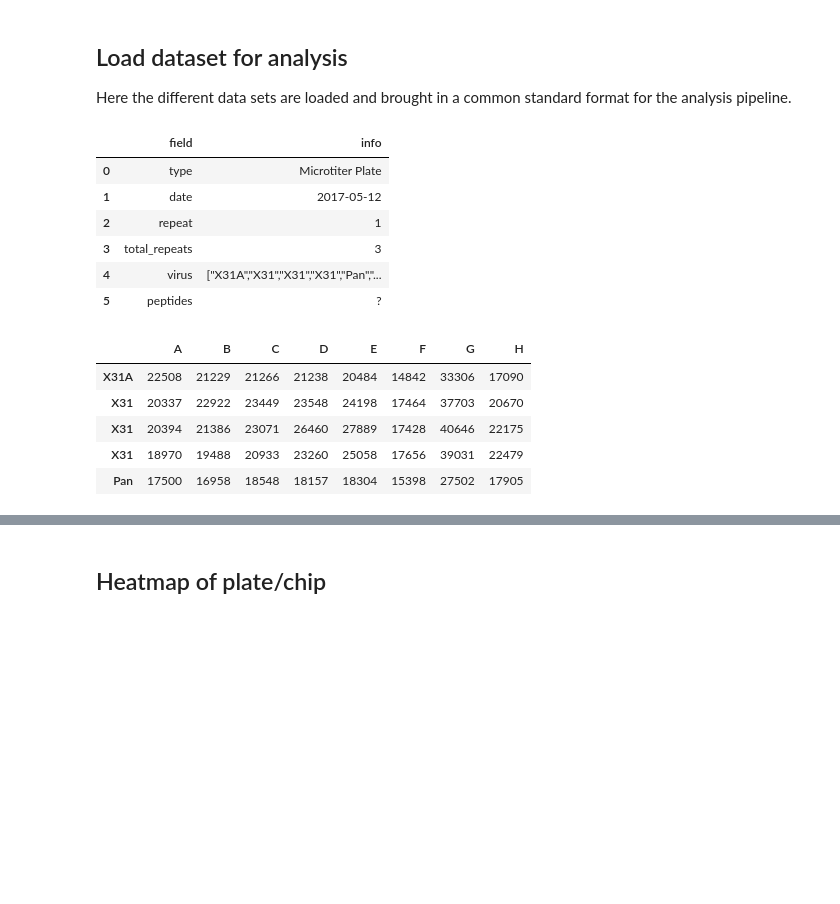
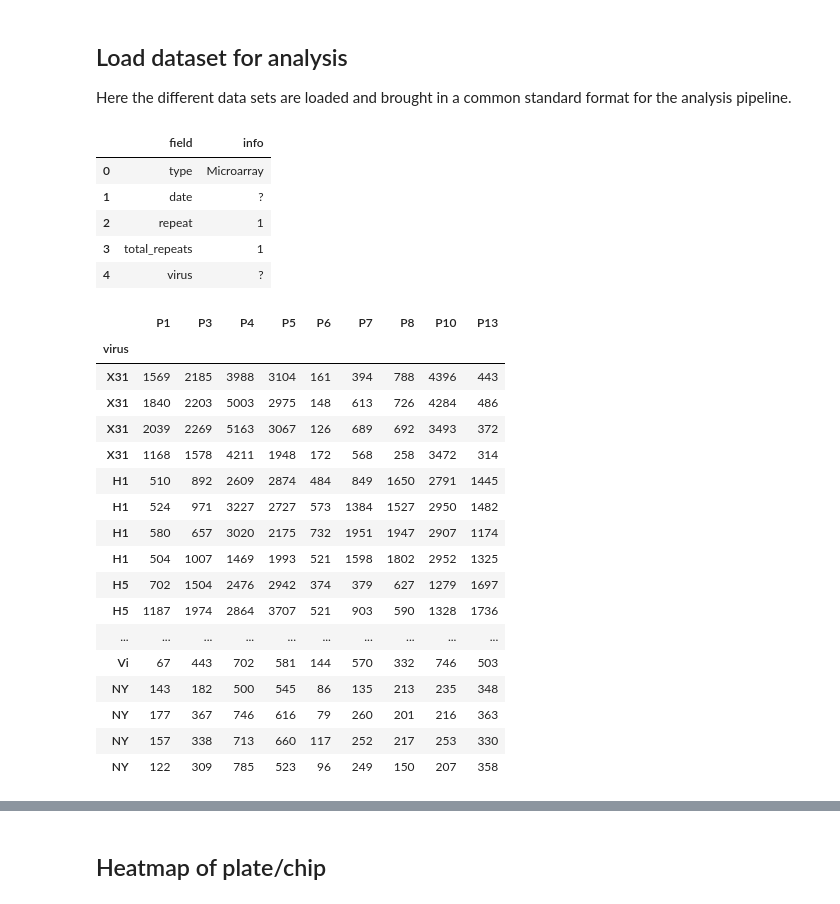
Before and after one commit to matthiaskoenig/flutype_analysis, a Jupyter notebook: analysis.ipynb, the cells around one changed output, grey strips where cells are left out. Drawn from its saved outputs; the diff is of its cells as text; code cells hidden in the pictures; blank space fills up the shorter version.

```diff
--- a/analysis.ipynb
+++ b/analysis.ipynb
@@ -25,43 +17,67 @@ import matplotlib.colors as colors
 ## Load dataset for analysis
 Here the different data sets are loaded and brought in a common standard format for the analysis pipeline.
 # %%
-from IPython.display import display, HTML
 data_ids = {'2017-05-12_MTP_R1', 'flutype_test' }
 
 #--------------------------
-data_id = '2017-05-12_MTP_R1'
-#data_id = 'flutype_test'
+#data_id = '2017-05-12_MTP_R1'
+data_id = 'flutype_test'
 #--------------------------
 if data_id == '2017-05-12_MTP_R1':
     # Microtiter Plate (2017-05-12, 1 plate, 1/3 repeats)
     meta = pd.read_csv("data/{}.meta".format(data_id), sep='\t')
     output = pd.read_csv("data/{}.csv".format(data_id), sep=',', index_col=0)
     output = output.T
+
+
+    # load peptide and virus coordinates
+    gal_pep = pd.read_csv("data/{}_pep.gal".format(data_id), sep='\t', index_col="ID")
+    gal_vir = pd.read_csv("data/{}_vir.gal".format(data_id), sep='\t', index_col="ID")
+    vir_cor = gal_vir.pivot(index="Row", columns="Column", values="Name")
+    pep_cor = gal_pep.pivot(index="Row", columns="Column", values="Name")
+
+
 
     # todo: this information has to be pulled out from data (in meta information for experiment)
     output.index = ["X31A","X31","X31","X31","Pan","Pan","Pan","Calif","Calif","Calif","no-virus","no-virus"]
 
 elif data_id == "flutype_test":
     # Microarray (1 plate, 1 measurement)
     meta = pd.read_csv("data/{}.meta".format(data_id), sep='\t')
     output = pd.read_csv("data/{}.csv".format(data_id) , sep='\t')
     output.index = output.virus
     output = output.drop('virus', 1)
 
+    # load peptide and virus coordinates
+    gal_pep = pd.read_csv("data/{}_pep.gal".format(data_id), sep='\t', index_col="ID")
+    gal_vir = pd.read_csv("data/{}_vir.gal".format(data_id), sep='\t', index_col="ID")
+    vir_cor = gal_vir.pivot(index="Row", columns="Column", values="Name")
+    pep_cor = gal_pep.pivot(index="Row", columns="Column", values="Name")
 
-display(meta)
-display(output.head())
+display(meta.head())
+display(output)
 # %% [output]
 |  | field | info |
-| 0 | type | Microtiter Plate |
-| 1 | date | 2017-05-12 |
+| 0 | type | Microarray |
+| 1 | date | ? |
 | 2 | repeat | 1 |
-| 3 | total_repeats | 3 |
-| 4 | virus | ["X31A","X31","X31","X31","Pan","... |
-| 5 | peptides | ? |
+| 3 | total_repeats | 1 |
+| 4 | virus | ? |
-|  | A | B | C | D | E | F | G | H |
-| X31A | 22508 | 21229 | 21266 | 21238 | 20484 | 14842 | 33306 | 17090 |
-| X31 | 20337 | 22922 | 23449 | 23548 | 24198 | 17464 | 37703 | 20670 |
-| X31 | 20394 | 21386 | 23071 | 26460 | 27889 | 17428 | 40646 | 22175 |
-| X31 | 18970 | 19488 | 20933 | 23260 | 25058 | 17656 | 39031 | 22479 |
-| Pan | 17500 | 16958 | 18548 | 18157 | 18304 | 15398 | 27502 | 17905 |
+|  | P1 | P3 | P4 | P5 | P6 | P7 | P8 | P10 | P13 |
+| virus |  |  |  |  |  |  |  |  |  |
+| X31 | 1569 | 2185 | 3988 | 3104 | 161 | 394 | 788 | 4396 | 443 |
+| X31 | 1840 | 2203 | 5003 | 2975 | 148 | 613 | 726 | 4284 | 486 |
+| X31 | 2039 | 2269 | 5163 | 3067 | 126 | 689 | 692 | 3493 | 372 |
+| X31 | 1168 | 1578 | 4211 | 1948 | 172 | 568 | 258 | 3472 | 314 |
+| H1 | 510 | 892 | 2609 | 2874 | 484 | 849 | 1650 | 2791 | 1445 |
+| H1 | 524 | 971 | 3227 | 2727 | 573 | 1384 | 1527 | 2950 | 1482 |
+| H1 | 580 | 657 | 3020 | 2175 | 732 | 1951 | 1947 | 2907 | 1174 |
+| H1 | 504 | 1007 | 1469 | 1993 | 521 | 1598 | 1802 | 2952 | 1325 |
+| H5 | 702 | 1504 | 2476 | 2942 | 374 | 379 | 627 | 1279 | 1697 |
+| H5 | 1187 | 1974 | 2864 | 3707 | 521 | 903 | 590 | 1328 | 1736 |
+| ... | ... | ... | ... | ... | ... | ... | ... | ... | ... |
+| Vi | 67 | 443 | 702 | 581 | 144 | 570 | 332 | 746 | 503 |
+| NY | 143 | 182 | 500 | 545 | 86 | 135 | 213 | 235 | 348 |
+| NY | 177 | 367 | 746 | 616 | 79 | 260 | 201 | 216 | 363 |
+| NY | 157 | 338 | 713 | 660 | 117 | 252 | 217 | 253 | 330 |
+| NY | 122 | 309 | 785 | 523 | 96 | 249 | 150 | 207 | 358 |
```
Also changed, not shown: parts of 6 cells of this notebook, 14 other files.
